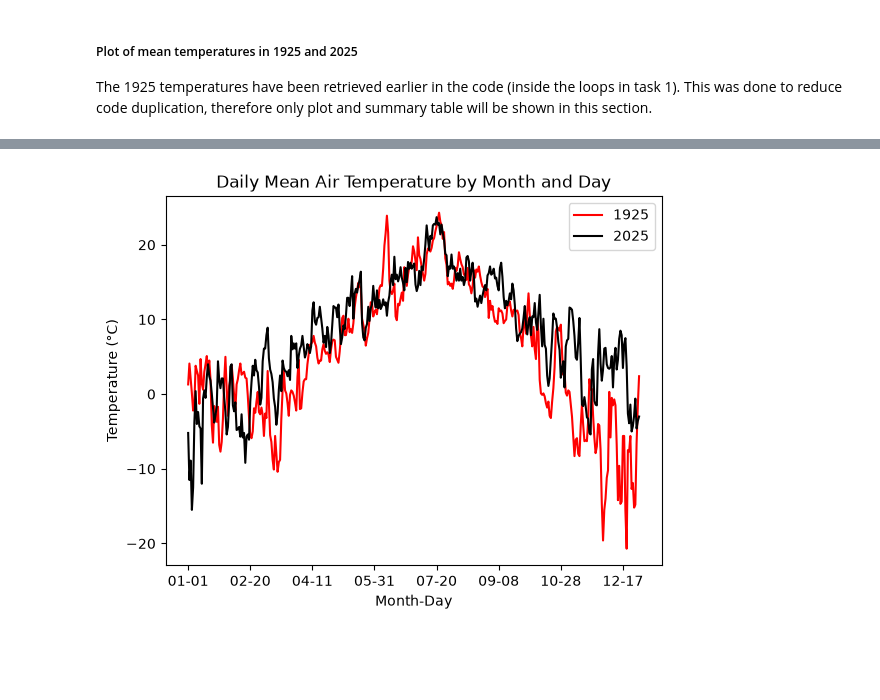
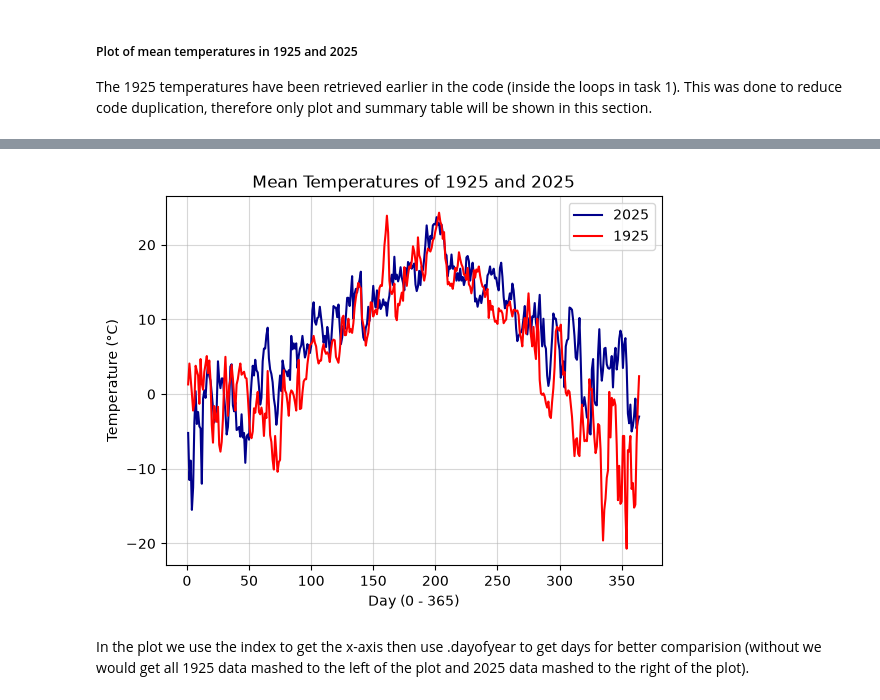
Before and after one commit to saturnBEEF/deliverable-1, a Jupyter notebook: main.ipynb, the cells around one changed output, grey strips where cells are left out. Drawn from its saved outputs; the diff is of its cells as text; code cells hidden in the pictures; blank space fills up the shorter version.

Commit message:
Rewritten task 3 plot code

```diff
--- a/main.ipynb
+++ b/main.ipynb
@@ -136,17 +118,17 @@ plt.show()
 # %%
-s_1925 = df_1925["T_avg"].copy()
-s_2025 = df_2025["T_avg"].copy()
+# 2025 data
+plt.plot(df_2025.index.dayofyear, df_2025, color="darkblue", label="2025")
+# 1925 data
+plt.plot(df_1925.index.dayofyear, df_1925, color="red", label="1925")
 
-s_1925.index = df_1925.index.strftime("%m-%d")
-s_2025.index = df_2025.index.strftime("%m-%d")
+plt.xlabel("Day (0 - 365)")
+plt.ylabel("Temperature (°C)")
+plt.title("Mean Temperatures of 1925 and 2025")
+plt.legend()
+plt.grid(alpha=0.5)
 
-ax = s_1925.plot(color="red", label="1925")
-s_2025.plot(ax=ax, color="black", label="2025")
-
-ax.set_title("Daily Mean Air Temperature by Month and Day")
-ax.set_xlabel("Month-Day")
-ax.set_ylabel("Temperature (°C)")
-ax.legend()
 plt.show()
 # %% [output]
-[figure, old version]
+[figure, new version]
+# %% [markdown]
+In the plot we use the index to get the x-axis then use .dayofyear to get days for better comparision (without we would get all 1925 data mashed to the left of the plot and 2025 data mashed to the right of the plot).
```
Also changed, not shown: parts of 1 cell of this notebook.
